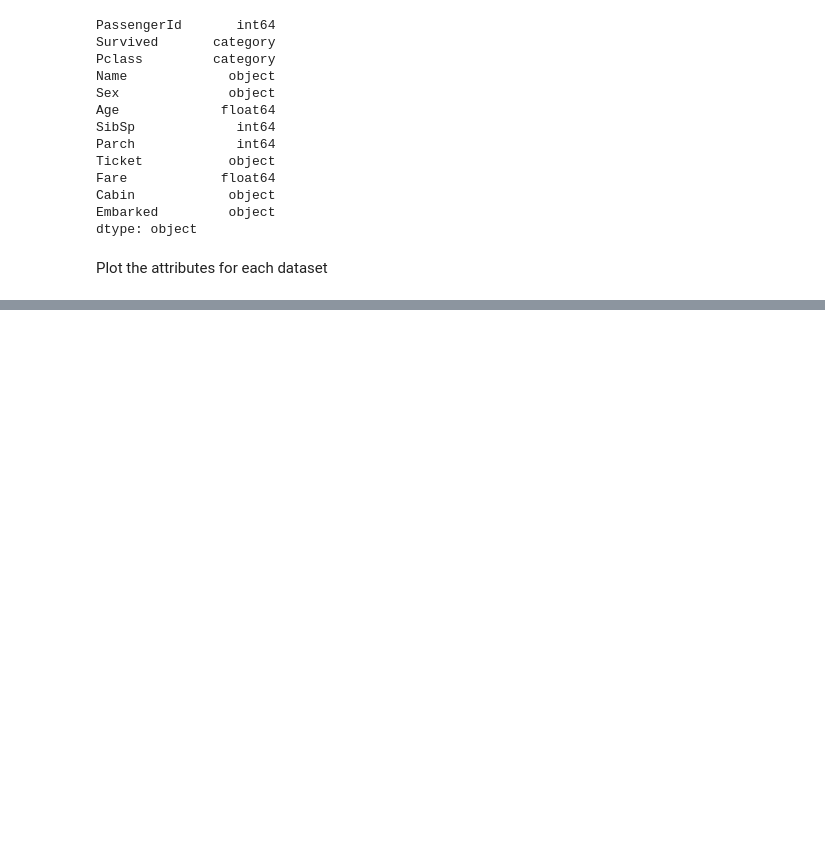
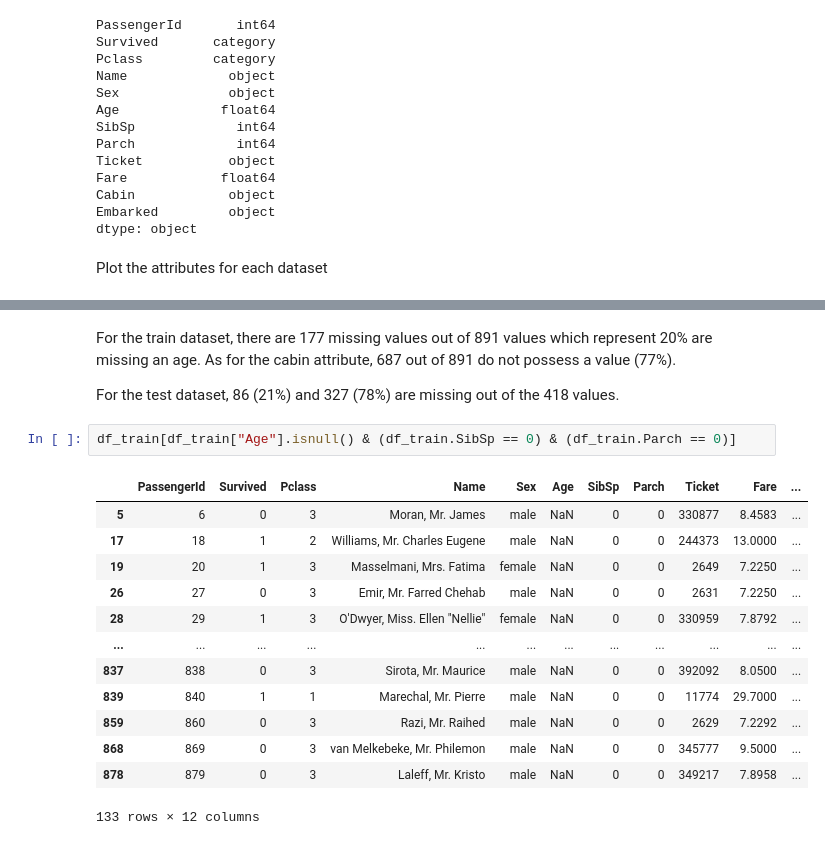
Before and after one commit to aykwan/titanickaggle, a Jupyter notebook: Titanic_Prediction.ipynb, the cells around one changed output, grey strips where cells are left out. Drawn from its saved outputs; the diff is of its cells as text; blank space fills up the shorter version.

```diff
--- a/Titanic_Prediction.ipynb
+++ b/Titanic_Prediction.ipynb
@@ -142,0 +200,20 @@ TypeError: ignored
+# %% [markdown]
+For the train dataset, there are 177 missing values out of 891 values which represent 20% are missing an age. As for the cabin attribute, 687 out of 891 do not possess a value (77%).
+
+For the test dataset, 86 (21%) and 327 (78%) are missing out of the 418 values.
+# %%
+df_train[df_train["Age"].isnull() & (df_train.SibSp == 0) & (df_train.Parch == 0)]
+# %% [output]
+|  | PassengerId | Survived | Pclass | Name | Sex | Age | SibSp | Parch | Ticket | Fare | ... |
+| 5 | 6 | 0 | 3 | Moran, Mr. James | male | NaN | 0 | 0 | 330877 | 8.4583 | ... |
+| 17 | 18 | 1 | 2 | Williams, Mr. Charles Eugene | male | NaN | 0 | 0 | 244373 | 13.0000 | ... |
+| 19 | 20 | 1 | 3 | Masselmani, Mrs. Fatima | female | NaN | 0 | 0 | 2649 | 7.2250 | ... |
+| 26 | 27 | 0 | 3 | Emir, Mr. Farred Chehab | male | NaN | 0 | 0 | 2631 | 7.2250 | ... |
+| 28 | 29 | 1 | 3 | O'Dwyer, Miss. Ellen "Nellie" | female | NaN | 0 | 0 | 330959 | 7.8792 | ... |
+| ... | ... | ... | ... | ... | ... | ... | ... | ... | ... | ... | ... |
+| 837 | 838 | 0 | 3 | Sirota, Mr. Maurice | male | NaN | 0 | 0 | 392092 | 8.0500 | ... |
+| 839 | 840 | 1 | 1 | Marechal, Mr. Pierre | male | NaN | 0 | 0 | 11774 | 29.7000 | ... |
+| 859 | 860 | 0 | 3 | Razi, Mr. Raihed | male | NaN | 0 | 0 | 2629 | 7.2292 | ... |
+| 868 | 869 | 0 | 3 | van Melkebeke, Mr. Philemon | male | NaN | 0 | 0 | 345777 | 9.5000 | ... |
+| 878 | 879 | 0 | 3 | Laleff, Mr. Kristo | male | NaN | 0 | 0 | 349217 | 7.8958 | ... |
+133 rows × 12 columns
```
Also changed, not shown: parts of 20 cells of this notebook.
